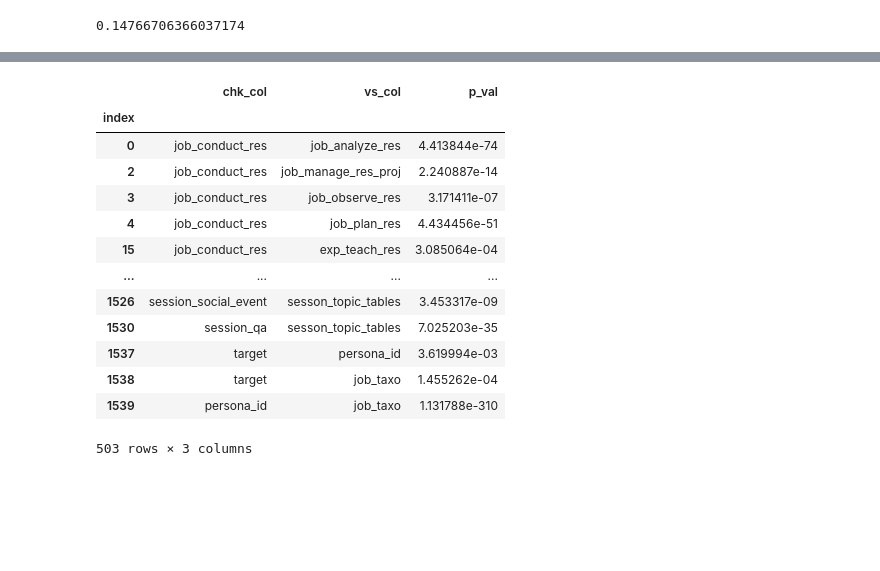
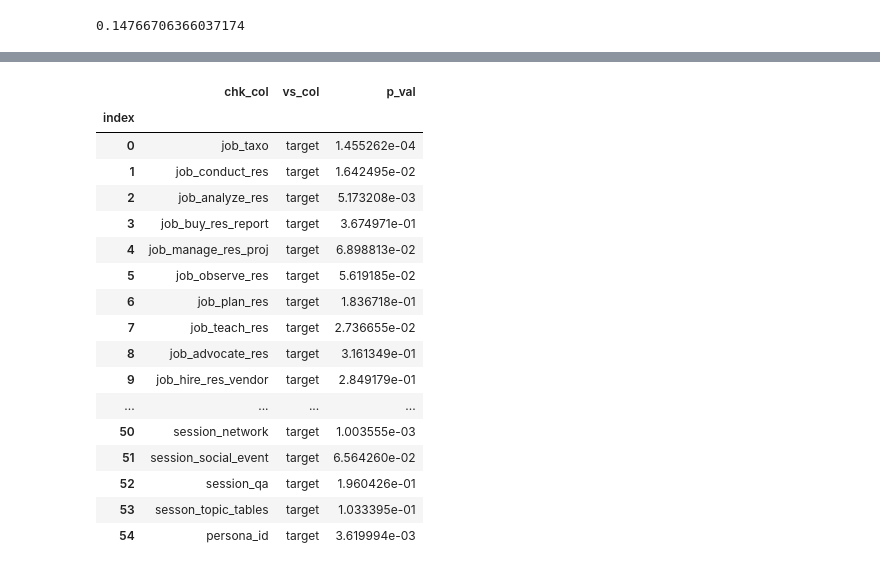
Before and after one commit to PersonaPredicta/Survey_Says..., a Jupyter notebook: kev/kworking_explore.ipynb, the cells around one changed output, grey strips where cells are left out. Cells and saved outputs as stored; diff of their text form; code cells hidden in the pictures; blank space fills up the shorter version.

```diff
--- a/kev/kworking_explore.ipynb
+++ b/kev/kworking_explore.ipynb
@@ -644,7 +686,7 @@ chi^2 = 6.7855
 p     = 0.1477
 0.14766706366037174
 # %%
-def chi2_cols(df, cols, target=None, print_it=False):
+def get_chi2_for_cols(df, cols, target=None, alpha=.05, print_it=False):
     chi2_df=pd.DataFrame(columns=['chk_col', 'vs_col', 'p_val'])
     hits, atts = 0, 0
     chk_cols = [col for col in cols if col in df.columns]
@@ -662,9 +704,9 @@ def chi2_cols(df, cols, target=None, print_it=False):
             print_it=False,
             return_all=False
         )
-        if round(pval, 3) < .051:
-            hits +=1
-            if print_it:
+        if print_it:
+            if pval < alpha:
+                hits +=1
                 print(f'Hit {hits} of {atts}:')
                 print(f'columns = {chk_col} : {vs_col}')
                 print(f'pval    = {pval:.5f}\n')
@@ -724,18 +722,22 @@ chi2_df3[chi2_3.p_val<=.05]
-# %%
-chi2_df2all = chi2_cols(dfrecode2, x)
-chi2_df2all[chi2_2all.p_val<=.05]
-# %% [output]
-|  | chk_col | vs_col | p_val |
-| index |  |  |  |
-| 0 | job_conduct_res | job_analyze_res | 4.413844e-74 |
-| 2 | job_conduct_res | job_manage_res_proj | 2.240887e-14 |
-| 3 | job_conduct_res | job_observe_res | 3.171411e-07 |
-| 4 | job_conduct_res | job_plan_res | 4.434456e-51 |
-| 15 | job_conduct_res | exp_teach_res | 3.085064e-04 |
-| ... | ... | ... | ... |
-| 1526 | session_social_event | sesson_topic_tables | 3.453317e-09 |
-| 1530 | session_qa | sesson_topic_tables | 7.025203e-35 |
-| 1537 | target | persona_id | 3.619994e-03 |
-| 1538 | target | job_taxo | 1.455262e-04 |
-| 1539 | persona_id | job_taxo | 1.131788e-310 |
-503 rows × 3 columns
+# %%
+chi2_2df = get_chi2_for_cols(dfrecode2, chi2_cols, 'target')
+chi2_2df
+# %% [output]
+|  | chk_col | vs_col | p_val |
+| index |  |  |  |
+| 0 | job_taxo | target | 1.455262e-04 |
+| 1 | job_conduct_res | target | 1.642495e-02 |
+| 2 | job_analyze_res | target | 5.173208e-03 |
+| 3 | job_buy_res_report | target | 3.674971e-01 |
+| 4 | job_manage_res_proj | target | 6.898813e-02 |
+| 5 | job_observe_res | target | 5.619185e-02 |
+| 6 | job_plan_res | target | 1.836718e-01 |
+| 7 | job_teach_res | target | 2.736655e-02 |
+| 8 | job_advocate_res | target | 3.161349e-01 |
+| 9 | job_hire_res_vendor | target | 2.849179e-01 |
+| ... | ... | ... | ... |
+| 50 | session_network | target | 1.003555e-03 |
+| 51 | session_social_event | target | 6.564260e-02 |
+| 52 | session_qa | target | 1.960426e-01 |
+| 53 | sesson_topic_tables | target | 1.033395e-01 |
+| 54 | persona_id | target | 3.619994e-03 |
```
Also changed, not shown: parts of 20 cells of this notebook, 5 other files.
